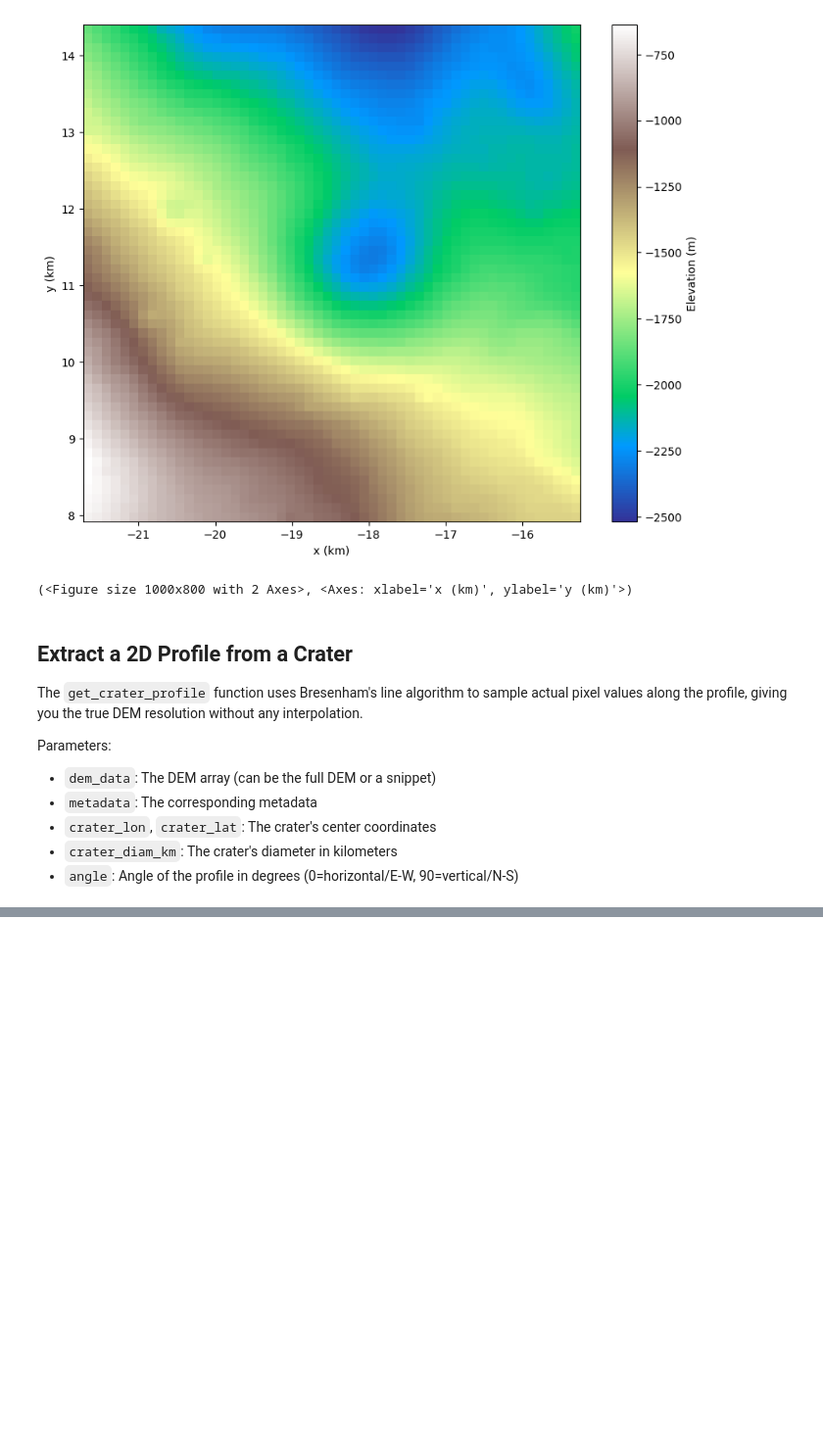
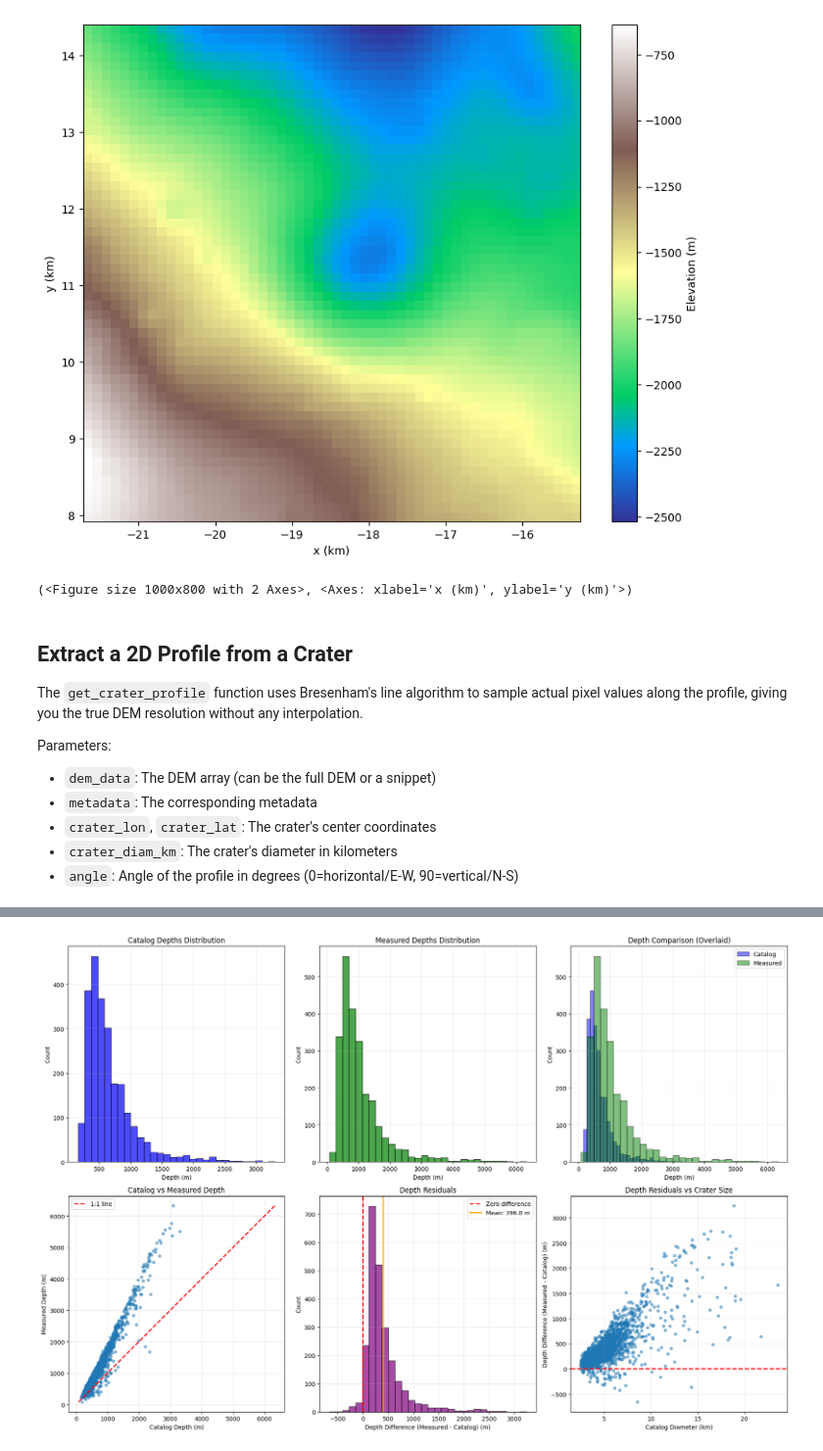
Before and after one commit to Andrew-Pick/lunar_dem_analysis, a Jupyter notebook: notebooks/exploratory_analysis.ipynb, the cells around one changed output, grey strips where cells are left out. Shown at 98% size. Saved outputs shown, nothing was run; the diff lists cells and outputs as text; code cells hidden in the pictures; blank space fills up the shorter version.

```diff
--- a/notebooks/exploratory_analysis.ipynb
+++ b/notebooks/exploratory_analysis.ipynb
@@ -467,0 +579,94 @@ Difference (Measured - Catalog): 346.04 m
+# %%
+# Create comparison visualizations
+fig, axes = plt.subplots(2, 3, figsize=(18, 12))
+
+# 1. Histogram of catalog depths
+axes[0, 0].hist(catalog_depths, bins=30, alpha=0.7, color='blue', edgecolor='black')
+axes[0, 0].set_xlabel('Depth (m)')
+axes[0, 0].set_ylabel('Count')
+axes[0, 0].set_title('Catalog Depths Distribution')
+axes[0, 0].grid(True, alpha=0.3)
+
+# 2. Histogram of measured depths
+axes[0, 1].hist(measured_depths, bins=30, alpha=0.7, color='green', edgecolor='black')
+axes[0, 1].set_xlabel('Depth (m)')
+axes[0, 1].set_ylabel('Count')
+axes[0, 1].set_title('Measured Depths Distribution')
+axes[0, 1].grid(True, alpha=0.3)
+
+# 3. Overlaid histograms for direct comparison
+axes[0, 2].hist(catalog_depths, bins=30, alpha=0.5, color='blue', edgecolor='black', label='Catalog')
+axes[0, 2].hist(measured_depths, bins=30, alpha=0.5, color='green', edgecolor='black', label='Measured')
+axes[0, 2].set_xlabel('Depth (m)')
+axes[0, 2].set_ylabel('Count')
+axes[0, 2].set_title('Depth Comparison (Overlaid)')
+axes[0, 2].legend()
+axes[0, 2].grid(True, alpha=0.3)
+
+# 4. Scatter plot: Catalog vs Measured depths
+axes[1, 0].scatter(catalog_depths, measured_depths, alpha=0.5, s=20)
+max_depth = max(catalog_depths.max(), measured_depths.max())
+min_depth = min(catalog_depths.min(), measured_depths.min())
+axes[1, 0].plot([min_depth, max_depth], [min_depth, max_depth], 'r--', linewidth=2, label='1:1 line')
+axes[1, 0].set_xlabel('Catalog Depth (m)')
+axes[1, 0].set_ylabel('Measured Depth (m)')
+axes[1, 0].set_title('Catalog vs Measured Depth')
+axes[1, 0].legend()
+axes[1, 0].grid(True, alpha=0.3)
+axes[1, 0].set_aspect('equal', adjustable='box')
+
+# 5. Histogram of depth differences (residuals)
+depth_diff = measured_depths - catalog_depths
+axes[1, 1].hist(depth_diff, bins=30, alpha=0.7, color='purple', edgecolor='black')
+axes[1, 1].axvline(x=0, color='red', linestyle='--', linewidth=2, label='Zero difference')
+axes[1, 1].axvline(x=np.mean(depth_diff), color='orange', linestyle='-', linewidth=2,
+                   label=f'Mean: {np.mean(depth_diff):.1f} m')
+axes[1, 1].set_xlabel('Depth Difference (Measured - Catalog) (m)')
+axes[1, 1].set_ylabel('Count')
+axes[1, 1].set_title('Depth Residuals')
+axes[1, 1].legend()
+axes[1, 1].grid(True, alpha=0.3)
+
+# 6. Depth difference vs catalog diameter (to check for size-dependent bias)
+axes[1, 2].scatter(catalog_diameters, depth_diff, alpha=0.5, s=20)
+axes[1, 2].axhline(y=0, color='red', linestyle='--', linewidth=2)
+axes[1, 2].set_xlabel('Catalog Diameter (km)')
+axes[1, 2].set_ylabel('Depth Difference (Measured - Catalog) (m)')
+axes[1, 2].set_title('Depth Residuals vs Crater Size')
+axes[1, 2].grid(True, alpha=0.3)
+
+plt.tight_layout()
+#plt.savefig('../figures/depth_comparison.png', dpi=150, bbox_inches='tight')
+plt.show()
+
+# Print summary statistics
+print("\n" + "="*60)
+print("SUMMARY STATISTICS")
+print("="*60)
+print(f"\nCatalog Depths:")
+print(f"  Mean: {np.mean(catalog_depths):.1f} m")
+print(f"  Median: {np.median(catalog_depths):.1f} m")
+print(f"  Std Dev: {np.std(catalog_depths):.1f} m")
+print(f"  Range: {np.min(catalog_depths):.1f} - {np.max(catalog_depths):.1f} m")
+
+print(f"\nMeasured Depths:")
+print(f"  Mean: {np.mean(measured_depths):.1f} m")
+print(f"  Median: {np.median(measured_depths):.1f} m")
+print(f"  Std Dev: {np.std(measured_depths):.1f} m")
+print(f"  Range: {np.min(measured_depths):.1f} - {np.max(measured_depths):.1f} m")
+
+print(f"\nDepth Differences (Measured - Catalog):")
+print(f"  Mean: {np.mean(depth_diff):.1f} m")
+print(f"  Median: {np.median(depth_diff):.1f} m")
+print(f"  Std Dev: {np.std(depth_diff):.1f} m")
+print(f"  Range: {np.min(depth_diff):.1f} - {np.max(depth_diff):.1f} m")
+
+# Correlation coefficient
+correlation = np.corrcoef(catalog_depths, measured_depths)[0, 1]
+print(f"\nCorrelation (Catalog vs Measured): {correlation:.3f}")
+
+# Percentage of craters where measured > catalog
+pct_deeper = np.sum(measured_depths > catalog_depths) / len(measured_depths) * 100
+print(f"Percentage where Measured > Catalog: {pct_deeper:.1f}%")
+# %% [output]
+[figure, added]
```
Also changed, not shown: parts of 10 cells of this notebook, 2 other files.
